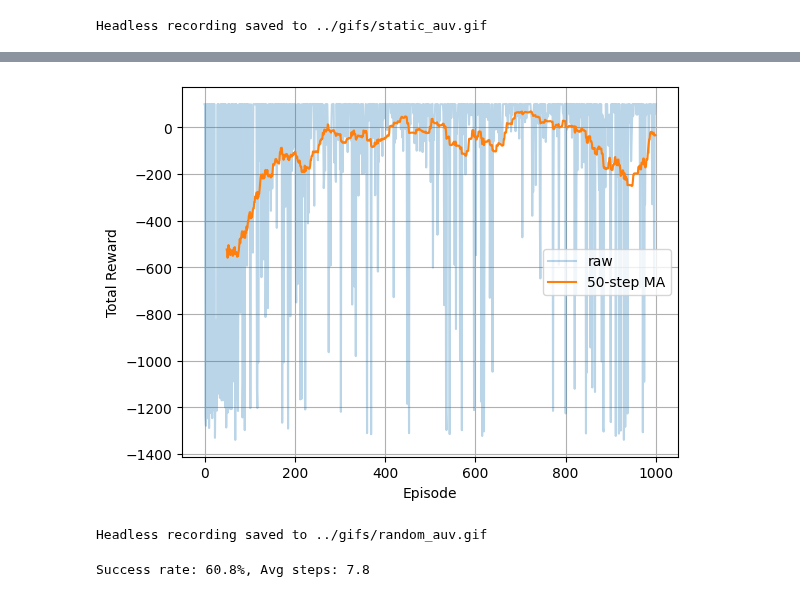
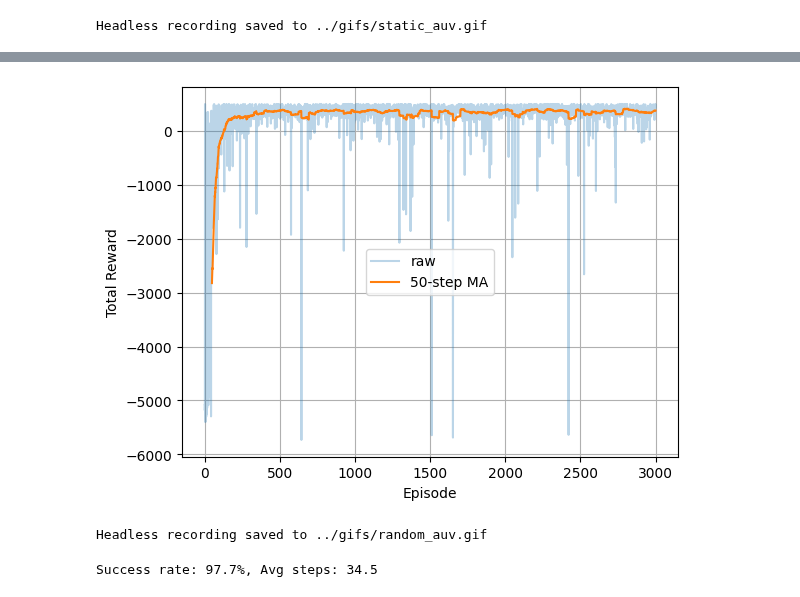
Before and after one commit to eirivarn/auv-rl-project, a Jupyter notebook: notebooks/static_auv_notebook.ipynb, the cells around one changed output, grey strips where cells are left out. Saved outputs shown, nothing was run; the diff lists cells and outputs as text; code cells hidden in the pictures.

Commit message:
97.7 random

```diff
--- a/notebooks/static_auv_notebook.ipynb
+++ b/notebooks/static_auv_notebook.ipynb
@@ -60,31 +60,55 @@ Success rate: 99.8%, Avg steps: 35.2
 # %%
-random_cfg = AUVEnvConfig(random_map=True)
+actions = [
+    (0.15,  0.0),  # forward
+    (0.15,  0.15),  # forward + left
+    (0.15, -0.15),  # forward + right
+    (0.0,  0.15),  # in-place left turn
+    (0.0, -0.15),  # in-place right turn
+]
+
+
+random_cfg = AUVEnvConfig(random_map=True,
+                          dock_radius=0.2,
+                          spawn_clearance=0.5,
+                          wall_penalty_coeff=5.0,
+                          wall_thresh=1.0,
+                          collision_penalty=5.0,
+                          turn_penalty_coeff= 1.0,
+                          progress_coeff= 1.0,
+                          use_discrete_actions = actions,
+                          )
+
 random_env = AUVEnv(random_cfg)
 
 random_agent = AuvDQNAgent(
     random_env,
-    hidden_dims=[64,64],
+    hidden_dims=[256,256,128],
     lr=1e-3,
     gamma=0.95,
     epsilon_start=1.0,
     epsilon_min=0.01,
     epsilon_decay=0.995,
-    batch_size=64,
-    buffer_size=5000,
-    target_update=20,
+    batch_size=128,
+    buffer_size=20000,
+    target_update=40,
 )
 # %%
-rewards = train_dqn(random_env, random_agent, episodes=1000, max_steps= 500)
+rewards = train_dqn(random_env, random_agent, episodes=3000, max_steps=1000)
 plot_rewards(rewards, window=50)
 random_agent.save("../models/static_auv_dqn.pth")
 # %% [output]
-[figure, old version]
+[figure, new version]
 # %%
 record_headless(random_env, random_agent, out_path='../gifs/random_auv.gif')
 # %% [output]
 Headless recording saved to ../gifs/random_auv.gif
 # %%
-sr, avg_steps = evaluate_agent(random_env, random_agent, episodes = 500, max_steps=200)
+sr, avg_steps = evaluate_agent(random_env,
+                               random_agent,
+                               episodes = 1000,
+                               max_steps=500
+                               )
+
 print(f"Success rate: {sr*100:.1f}%, Avg steps: {avg_steps:.1f}")
 # %% [output]
-Success rate: 60.8%, Avg steps: 7.8
+Success rate: 97.7%, Avg steps: 34.5
```
Also changed, not shown: parts of 3 cells of this notebook, 4 other files.
